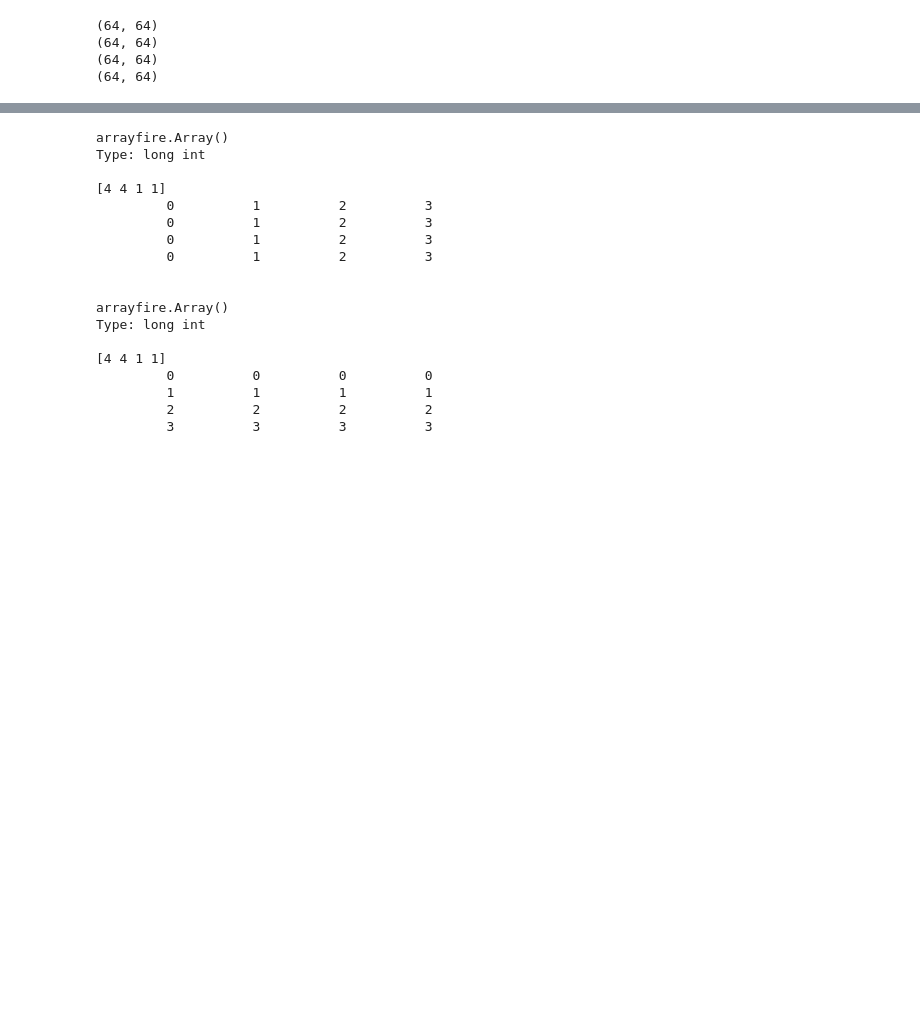
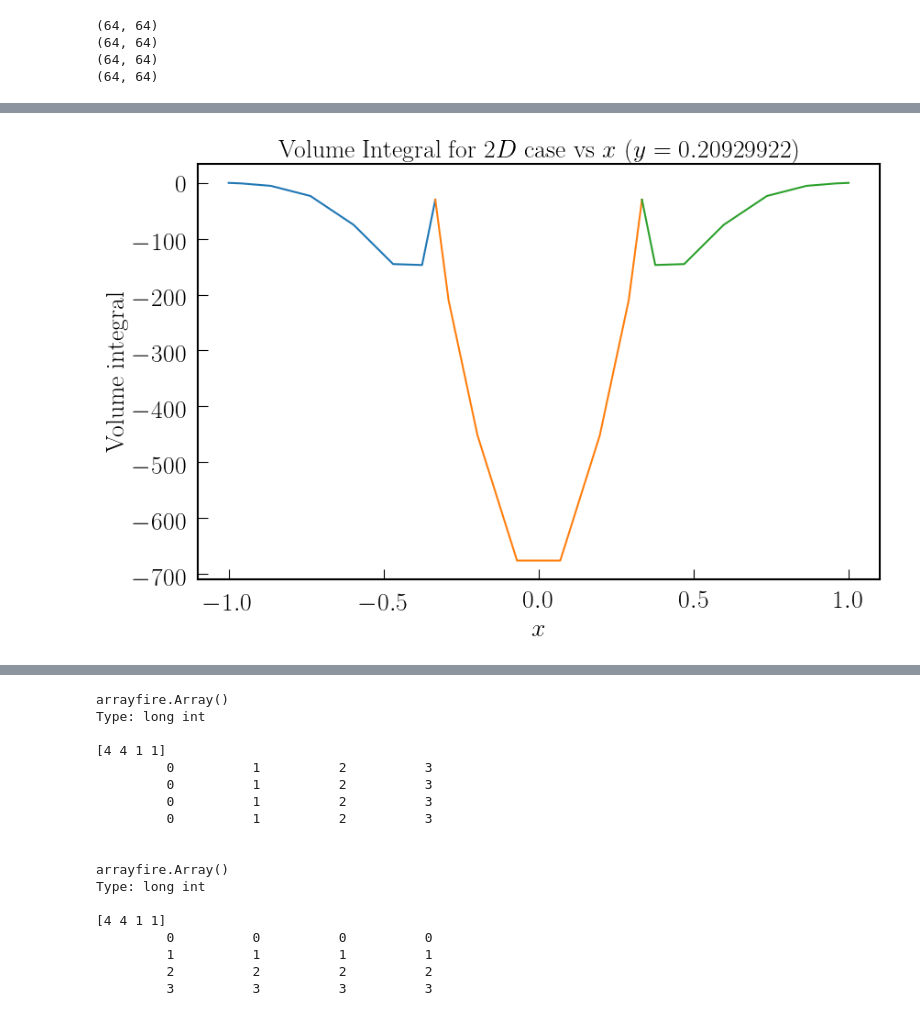
Before and after one commit to QuazarTech/DG_Maxwell, a Jupyter notebook: examples/volume_integral_2d_test.ipynb, the cells around one changed output, grey strips where cells are left out. Saved outputs shown, nothing was run; the diff lists cells and outputs as text; code cells hidden in the pictures; blank space fills up the shorter version.

```diff
--- a/examples/volume_integral_2d_test.ipynb
+++ b/examples/volume_integral_2d_test.ipynb
@@ -251,0 +302,12 @@ plt.show()
+# %%
+for idx in np.arange(len(integrals)):
+    plt.plot(np.array(X[idx][3, :])[0], np.array(integrals[idx][3, :])[0])
+
+plt.title(r'Volume Integral for $2D$ case vs $x$ $(y = 0.20929922)$')
+plt.xlabel(r'$x$')
+plt.ylabel(r'Volume integral')
+# plt.axes().set_aspect('equal')
+
+plt.show()
+# %% [output]
+[figure, added]
```
Also changed, not shown: parts of 11 cells of this notebook, 10 other files.
